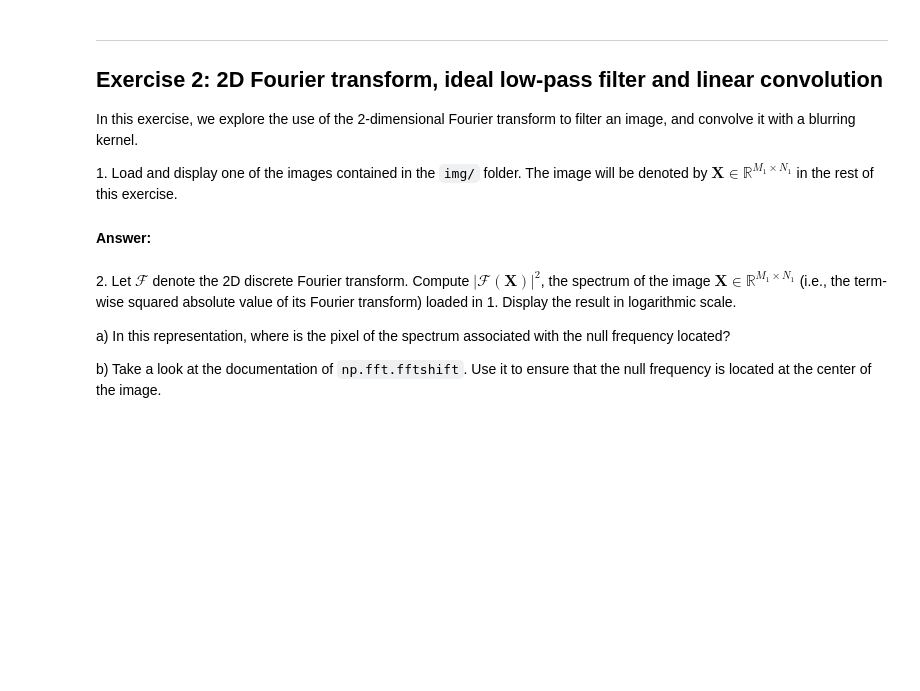
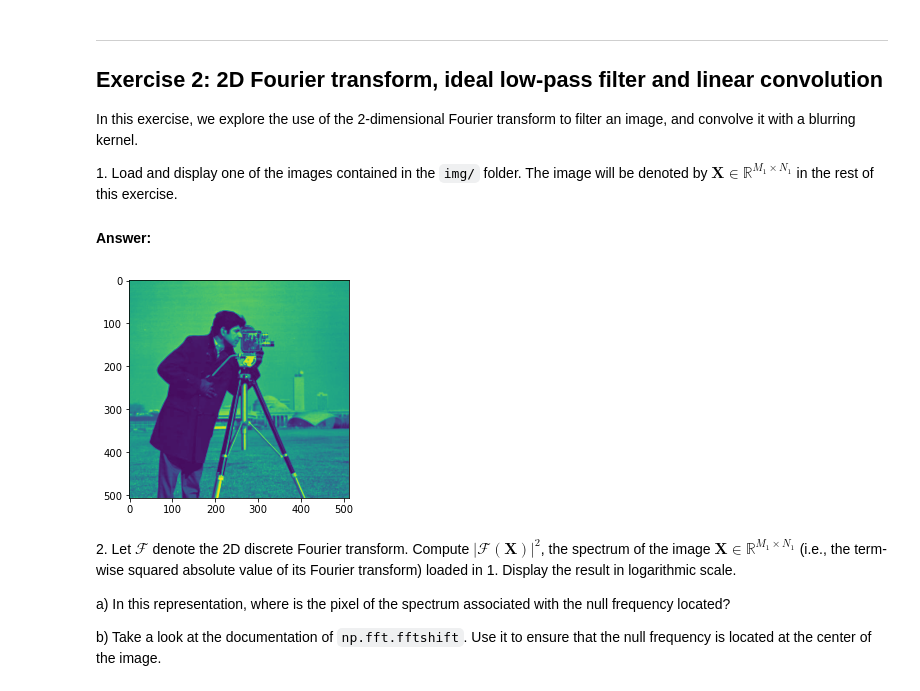
Before and after one commit to Eclil/python_sdia, a Jupyter notebook: Labs/Lab3/lab3.ipynb, the cells around one changed output. Saved outputs shown, nothing was run; the diff lists cells and outputs as text; code cells hidden in the pictures; blank space fills up the shorter version.

```diff
--- a/Labs/Lab3/lab3.ipynb
+++ b/Labs/Lab3/lab3.ipynb
@@ -151,3 +170,11 @@ In this exercise, we explore the use of the 2-dimensional Fourier transform to f
+# %%
+# your code
+import matplotlib.image as mpimg
+X = mpimg.imread('img/cameraman.png')
+imgplot = plt.imshow(X)
+plt.show()
+# %% [output]
+[figure, added]
 # %% [markdown]
 2\. Let $\mathcal{F}$ denote the 2D discrete Fourier transform. Compute $|\mathcal{F}(\mathbf{X})|^2$, the spectrum of the image $\mathbf{X} \in \mathbb{R}^{M_1 \times N_1}$ (i.e., the term-wise squared absolute value of its Fourier transform) loaded in 1. Display the result in logarithmic scale.
 
```
Also changed, not shown: parts of 11 cells of this notebook, 4 other files.
